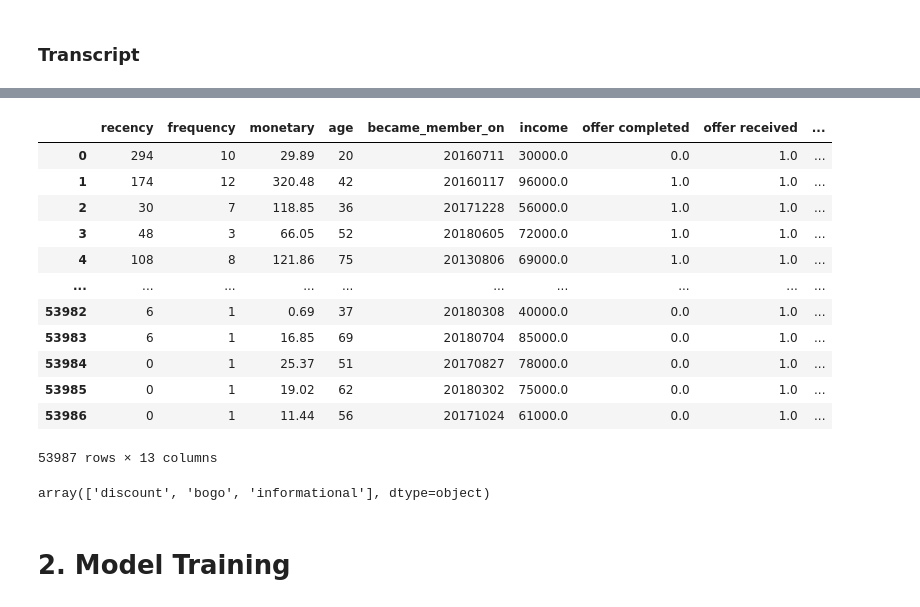
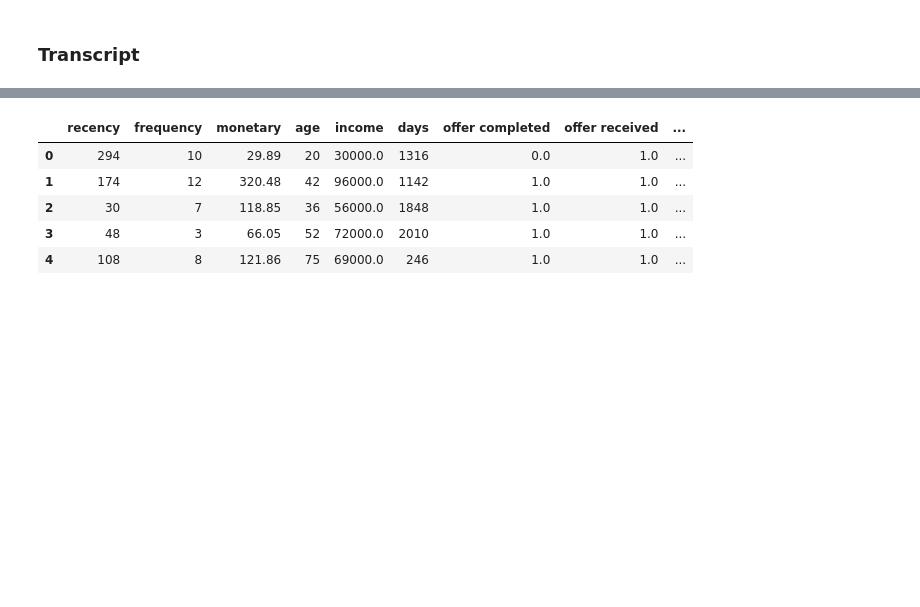
Before and after one commit to luisacabs/capstone, a Jupyter notebook: Capstone.ipynb, the cells around one changed output, grey strips where cells are left out. Saved outputs shown, nothing was run; the diff lists cells and outputs as text; code cells hidden in the pictures; blank space fills up the shorter version.

```diff
--- a/Capstone.ipynb
+++ b/Capstone.ipynb
@@ -366,5 +339,12 @@ len(offer_events.person.unique())
 # %%
 offer_events = offer_events[['person','event','offer']].drop_duplicates()
 offer_events['val'] = int(1)
+# %%
+offer_events['person_offer'] = offer_events['person'] + ':' + offer_events['offer']
 # %%
-offer_acceptance = offer_events.pivot(index = ['person','offer'],columns = 'event',values = 'val').reset_index().fillna(0)
+offer_acceptance = offer_events.pivot(index = 'person_offer',columns = 'event',values = 'val').reset_index().fillna(0)
+# %%
+offer_acceptance['person'] = offer_acceptance.apply(lambda x : x['person_offer'].split(':')[0],axis=1)
+offer_acceptance['offer'] = offer_acceptance.apply(lambda x : x['person_offer'].split(':')[1],axis=1)
+offer_acceptance = offer_acceptance.drop(columns = ['person_offer'])
+offer_acceptance.head()
@@ -391,26 +382,13 @@ data_gender
 # %%
 data = pd.concat([data, data_gender], axis=1).drop(columns = ['gender','person','id'])
 # %%
-data = data.merge(portfolio[['offer_type','id']], left_on = 'offer', right_on = 'id').drop(columns = ['offer','id'])
+data = data.merge(portfolio, left_on = 'offer', right_on = 'id').drop(columns = ['offer','id'])
 # %%
-data
+data.head()
 # %% [output]
-|  | recency | frequency | monetary | age | became_member_on | income | offer completed | offer received | ... |
-| 0 | 294 | 10 | 29.89 | 20 | 20160711 | 30000.0 | 0.0 | 1.0 | ... |
-| 1 | 174 | 12 | 320.48 | 42 | 20160117 | 96000.0 | 1.0 | 1.0 | ... |
-| 2 | 30 | 7 | 118.85 | 36 | 20171228 | 56000.0 | 1.0 | 1.0 | ... |
-| 3 | 48 | 3 | 66.05 | 52 | 20180605 | 72000.0 | 1.0 | 1.0 | ... |
-| 4 | 108 | 8 | 121.86 | 75 | 20130806 | 69000.0 | 1.0 | 1.0 | ... |
-| ... | ... | ... | ... | ... | ... | ... | ... | ... | ... |
-| 53982 | 6 | 1 | 0.69 | 37 | 20180308 | 40000.0 | 0.0 | 1.0 | ... |
-| 53983 | 6 | 1 | 16.85 | 69 | 20180704 | 85000.0 | 0.0 | 1.0 | ... |
-| 53984 | 0 | 1 | 25.37 | 51 | 20170827 | 78000.0 | 0.0 | 1.0 | ... |
-| 53985 | 0 | 1 | 19.02 | 62 | 20180302 | 75000.0 | 0.0 | 1.0 | ... |
-| 53986 | 0 | 1 | 11.44 | 56 | 20171024 | 61000.0 | 0.0 | 1.0 | ... |
+|  | recency | frequency | monetary | age | income | days | offer completed | offer received | ... |
+| 0 | 294 | 10 | 29.89 | 20 | 30000.0 | 1316 | 0.0 | 1.0 | ... |
+| 1 | 174 | 12 | 320.48 | 42 | 96000.0 | 1142 | 1.0 | 1.0 | ... |
+| 2 | 30 | 7 | 118.85 | 36 | 56000.0 | 1848 | 1.0 | 1.0 | ... |
+| 3 | 48 | 3 | 66.05 | 52 | 72000.0 | 2010 | 1.0 | 1.0 | ... |
+| 4 | 108 | 8 | 121.86 | 75 | 69000.0 | 246 | 1.0 | 1.0 | ... |
-53987 rows × 13 columns
-# %%
-data.offer_type.unique()
-# %% [output]
-array(['discount', 'bogo', 'informational'], dtype=object)
-# %% [markdown]
-# 2. Model Training
```
Also changed, not shown: parts of 110 cells of this notebook, 9 other files.
